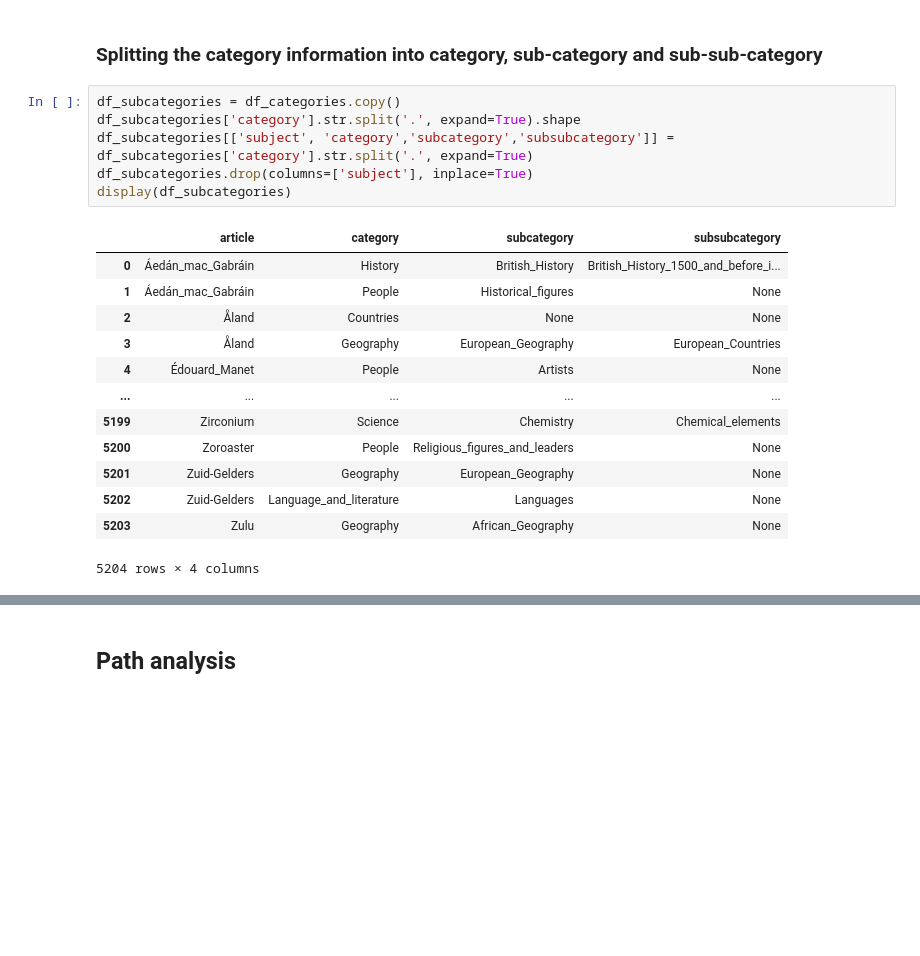
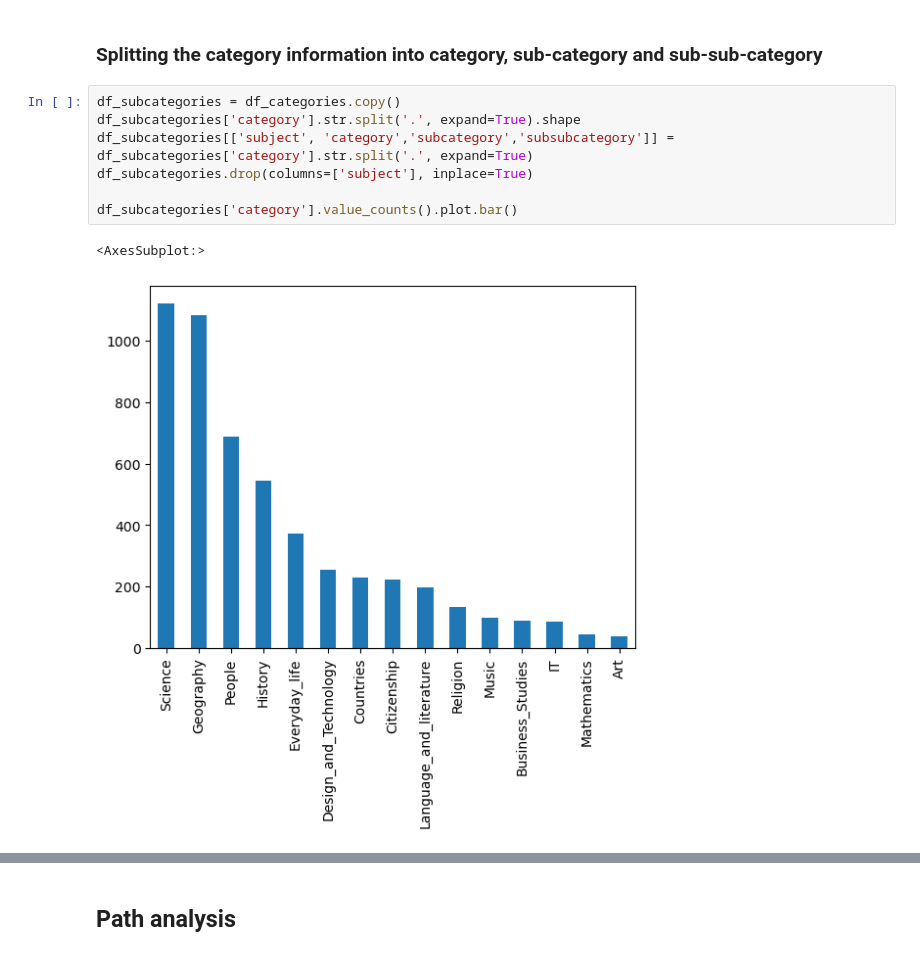
Before and after one commit to epfl-ada/ada-2023-project-jellyfish401, a Jupyter notebook: data_obvservation.ipynb, the cells around one changed output, grey strips where cells are left out. Saved outputs shown, nothing was run; the diff lists cells and outputs as text; blank space fills up the shorter version.

```diff
--- a/data_obvservation.ipynb
+++ b/data_obvservation.ipynb
@@ -91,20 +68,10 @@ There are a lot of country related articles that have a high number of in- and o
 # %%
 df_subcategories = df_categories.copy()
 df_subcategories['category'].str.split('.', expand=True).shape
 df_subcategories[['subject', 'category','subcategory','subsubcategory']] = df_subcategories['category'].str.split('.', expand=True)
 df_subcategories.drop(columns=['subject'], inplace=True)
-display(df_subcategories)
+
+df_subcategories['category'].value_counts().plot.bar()
 # %% [output]
-|  | article | category | subcategory | subsubcategory |
-| 0 | Áedán_mac_Gabráin | History | British_History | British_History_1500_and_before_i... |
-| 1 | Áedán_mac_Gabráin | People | Historical_figures | None |
-| 2 | Åland | Countries | None | None |
-| 3 | Åland | Geography | European_Geography | European_Countries |
-| 4 | Édouard_Manet | People | Artists | None |
-| ... | ... | ... | ... | ... |
-| 5199 | Zirconium | Science | Chemistry | Chemical_elements |
-| 5200 | Zoroaster | People | Religious_figures_and_leaders | None |
-| 5201 | Zuid-Gelders | Geography | European_Geography | None |
-| 5202 | Zuid-Gelders | Language_and_literature | Languages | None |
-| 5203 | Zulu | Geography | African_Geography | None |
-5204 rows × 4 columns
+<AxesSubplot:>
+[figure, added]
```
Also changed, not shown: parts of 24 cells of this notebook, 1 other file.
